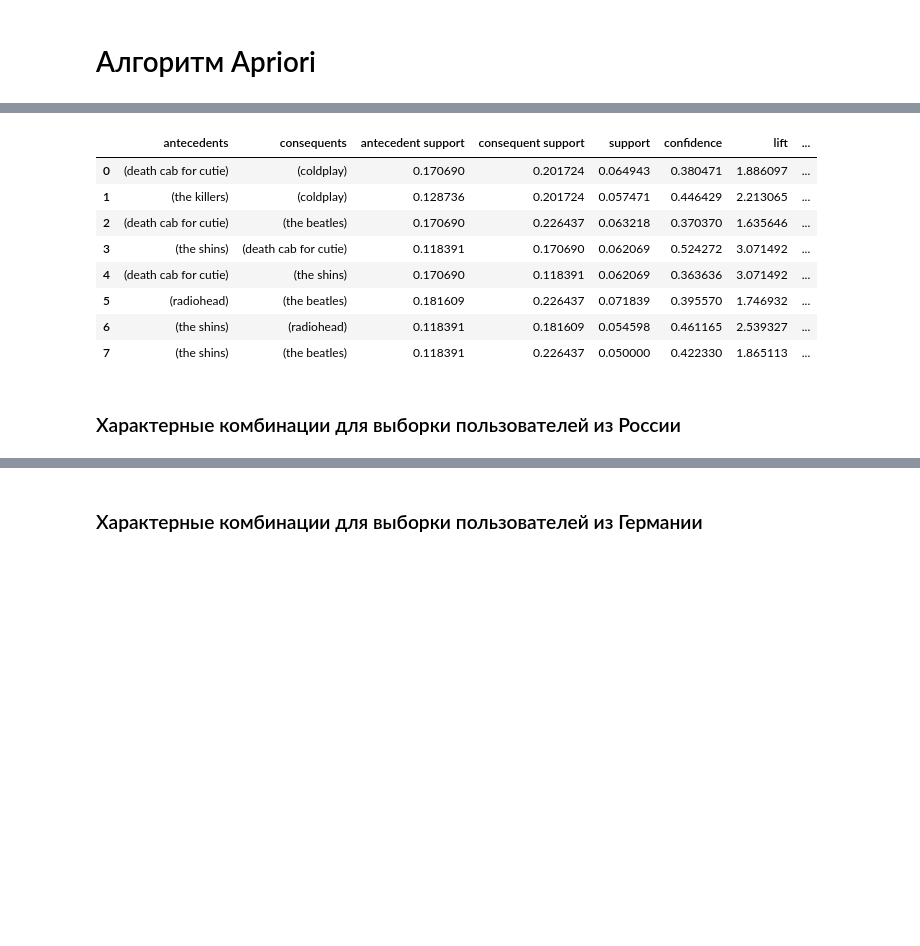
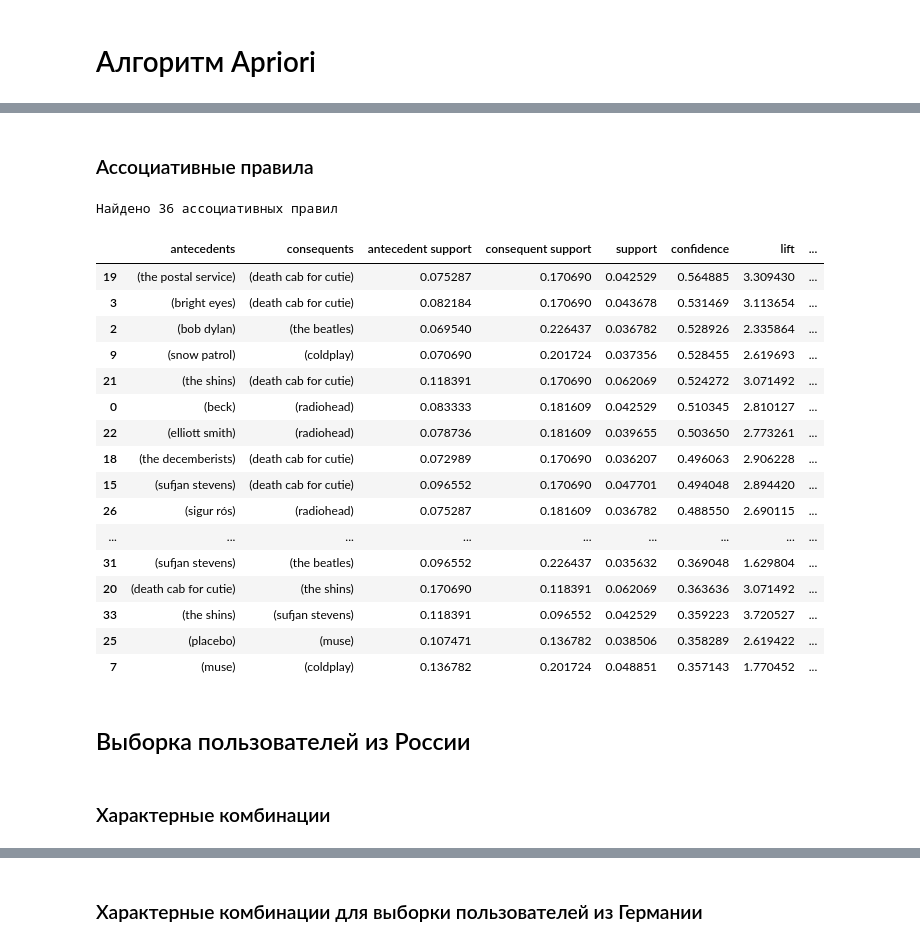
Before and after one commit to amatemeow/MLPY, a Jupyter notebook: task2/task2.ipynb, the cells around one changed output, grey strips where cells are left out. Cells and saved outputs as stored; diff of their text form; code cells hidden in the pictures; blank space fills up the shorter version.

```diff
--- a/task2/task2.ipynb
+++ b/task2/task2.ipynb
@@ -310,19 +330,33 @@ print("Максимальная длина набора: %d" % freq_female['item
 Максимальная длина набора: 2
+# %% [markdown]
+<h3>Ассоциативные правила</h3>
 # %%
 rules_female = ml.association_rules(freq_female, metric = "confidence", min_threshold = 0.35)
-rules_female
+print("Найдено %d ассоциативных правил" % len(rules_female))
+rules_female.sort_values("confidence", axis = 0, ascending = False)
 # %% [output]
+Найдено 36 ассоциативных правил
 |  | antecedents | consequents | antecedent support | consequent support | support | confidence | lift | ... |
-| 0 | (death cab for cutie) | (coldplay) | 0.170690 | 0.201724 | 0.064943 | 0.380471 | 1.886097 | ... |
-| 1 | (the killers) | (coldplay) | 0.128736 | 0.201724 | 0.057471 | 0.446429 | 2.213065 | ... |
-| 2 | (death cab for cutie) | (the beatles) | 0.170690 | 0.226437 | 0.063218 | 0.370370 | 1.635646 | ... |
-| 3 | (the shins) | (death cab for cutie) | 0.118391 | 0.170690 | 0.062069 | 0.524272 | 3.071492 | ... |
-| 4 | (death cab for cutie) | (the shins) | 0.170690 | 0.118391 | 0.062069 | 0.363636 | 3.071492 | ... |
-| 5 | (radiohead) | (the beatles) | 0.181609 | 0.226437 | 0.071839 | 0.395570 | 1.746932 | ... |
-| 6 | (the shins) | (radiohead) | 0.118391 | 0.181609 | 0.054598 | 0.461165 | 2.539327 | ... |
-| 7 | (the shins) | (the beatles) | 0.118391 | 0.226437 | 0.050000 | 0.422330 | 1.865113 | ... |
+| 19 | (the postal service) | (death cab for cutie) | 0.075287 | 0.170690 | 0.042529 | 0.564885 | 3.309430 | ... |
+| 3 | (bright eyes) | (death cab for cutie) | 0.082184 | 0.170690 | 0.043678 | 0.531469 | 3.113654 | ... |
+| 2 | (bob dylan) | (the beatles) | 0.069540 | 0.226437 | 0.036782 | 0.528926 | 2.335864 | ... |
+| 9 | (snow patrol) | (coldplay) | 0.070690 | 0.201724 | 0.037356 | 0.528455 | 2.619693 | ... |
+| 21 | (the shins) | (death cab for cutie) | 0.118391 | 0.170690 | 0.062069 | 0.524272 | 3.071492 | ... |
+| 0 | (beck) | (radiohead) | 0.083333 | 0.181609 | 0.042529 | 0.510345 | 2.810127 | ... |
+| 22 | (elliott smith) | (radiohead) | 0.078736 | 0.181609 | 0.039655 | 0.503650 | 2.773261 | ... |
+| 18 | (the decemberists) | (death cab for cutie) | 0.072989 | 0.170690 | 0.036207 | 0.496063 | 2.906228 | ... |
+| 15 | (sufjan stevens) | (death cab for cutie) | 0.096552 | 0.170690 | 0.047701 | 0.494048 | 2.894420 | ... |
+| 26 | (sigur rós) | (radiohead) | 0.075287 | 0.181609 | 0.036782 | 0.488550 | 2.690115 | ... |
+| ... | ... | ... | ... | ... | ... | ... | ... | ... |
+| 31 | (sufjan stevens) | (the beatles) | 0.096552 | 0.226437 | 0.035632 | 0.369048 | 1.629804 | ... |
+| 20 | (death cab for cutie) | (the shins) | 0.170690 | 0.118391 | 0.062069 | 0.363636 | 3.071492 | ... |
+| 33 | (the shins) | (sufjan stevens) | 0.118391 | 0.096552 | 0.042529 | 0.359223 | 3.720527 | ... |
+| 25 | (placebo) | (muse) | 0.107471 | 0.136782 | 0.038506 | 0.358289 | 2.619422 | ... |
+| 7 | (muse) | (coldplay) | 0.136782 | 0.201724 | 0.048851 | 0.357143 | 1.770452 | ... |
+# %% [markdown]
+<h2>Выборка пользователей из России</h2>
 # %% [markdown]
-<h3>Характерные комбинации для выборки пользователей из России</h3>
+<h3>Характерные комбинации</h3>
 # %%
 freq_ru = ml.apriori(grouped_ru_bin, min_support = 0.03, use_colnames = True)
 print("Найдено %d характерных комбинаций" % len(freq_ru))
```
Also changed, not shown: parts of 52 cells of this notebook.
